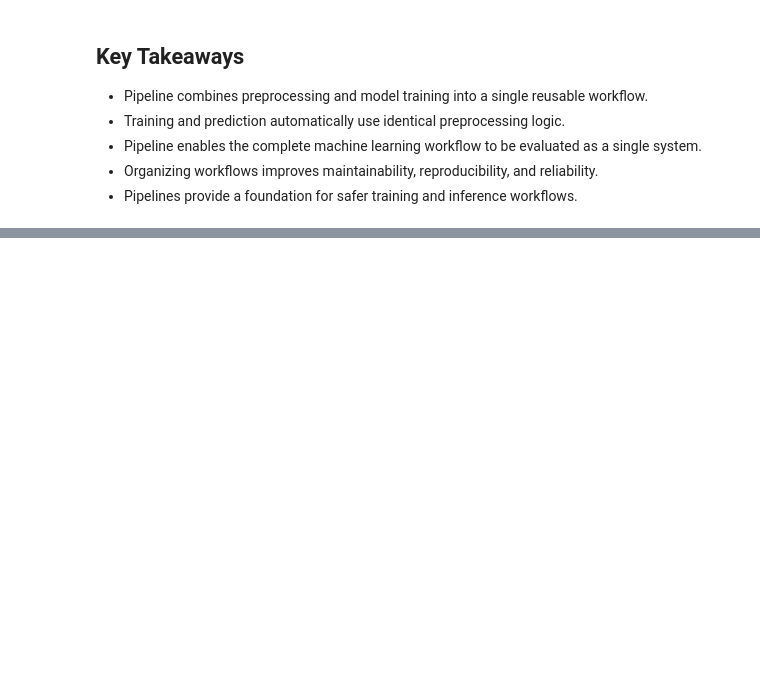
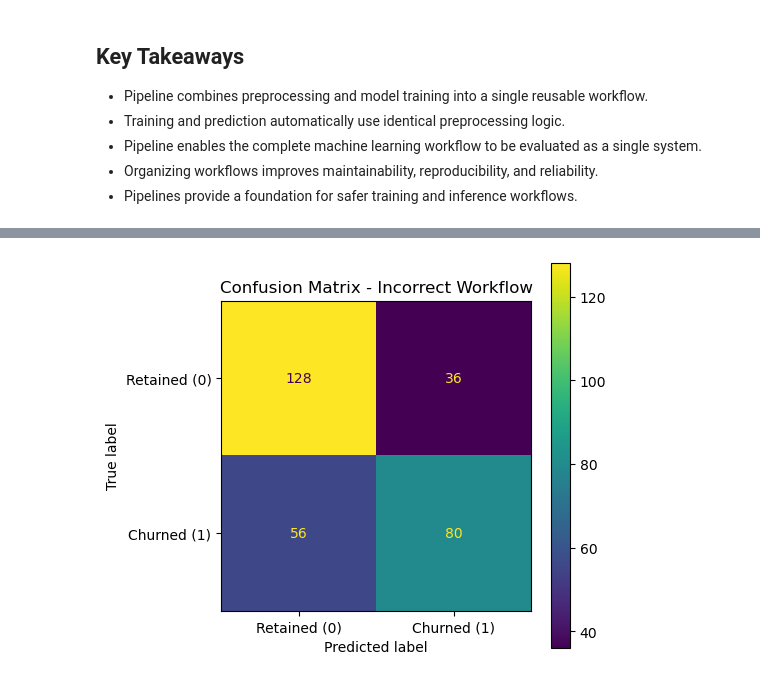
Before and after one commit to AmishaTiwari/ml-model-playbook, a Jupyter notebook: ml_pipelines/ml_pipelines.ipynb, the cells around one changed output, grey strips where cells are left out. Saved outputs shown, nothing was run; the diff lists cells and outputs as text; code cells hidden in the pictures; blank space fills up the shorter version.

Commit message:
feat: demonstrate data leakage risks and pipeline-based prevention

```diff
--- a/ml_pipelines/ml_pipelines.ipynb
+++ b/ml_pipelines/ml_pipelines.ipynb
@@ -715,0 +782,35 @@ Pipelines help organize these operations into a single reusable workflow and red
+# %%
+X = df.drop(columns=[TARGET_COL], axis=1)
+y = df[TARGET_COL]
+
+# Incorrect: fit preprocessing on the entire dataset
+X_processed_incorrect = preprocessor.fit_transform(X)
+
+# Train-test split after preprocessing (incorrect)
+X_train_incorrect, X_test_incorrect, y_train_incorrect, y_test_incorrect = train_test_split(
+    X_processed_incorrect,
+    y,
+    test_size=TEST_SIZE,
+    stratify=y,
+    random_state=RANDOM_STATE
+)
+
+# Fit model on train data
+lr_incorrect = LogisticRegression(
+    max_iter=1000,
+    random_state=RANDOM_STATE
+)
+
+lr_incorrect.fit(
+    X_train_incorrect,
+    y_train_incorrect
+)
+
+# Predictions on test data
+y_pred_incorrect = lr_incorrect.predict(
+    X_test_incorrect
+)
+
+y_prob_incorrect = lr_incorrect.predict_proba(
+    X_test_incorrect
+)[:, 1]
@@ -715,0 +833,9 @@ Pipelines help organize these operations into a single reusable workflow and red
+# %%
+plot_confusion_matrix(
+    y_true=y_test_incorrect,
+    y_pred=y_pred_incorrect,
+    labels=["Retained (0)", "Churned (1)"],
+    title="Confusion Matrix - Incorrect Workflow"
+)
+# %% [output]
+[figure, added]
```
Also changed, not shown: parts of 10 cells of this notebook.
